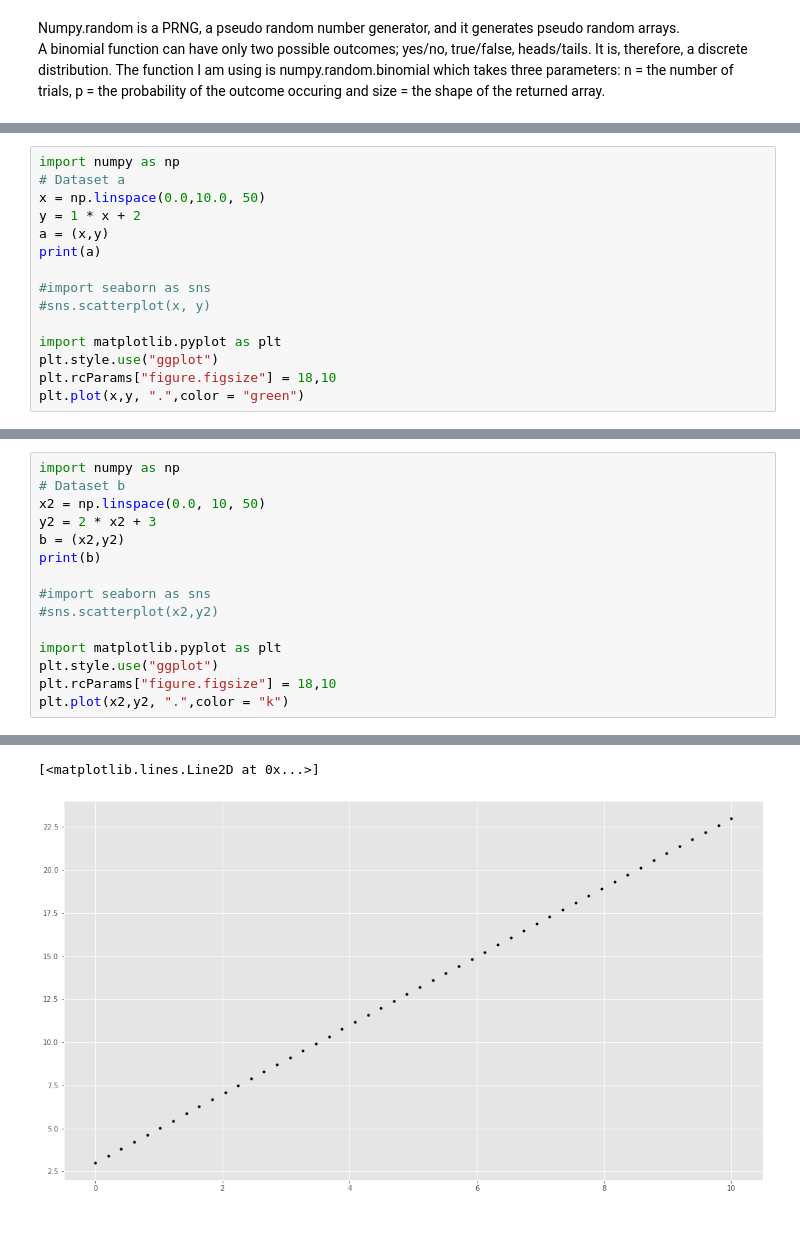
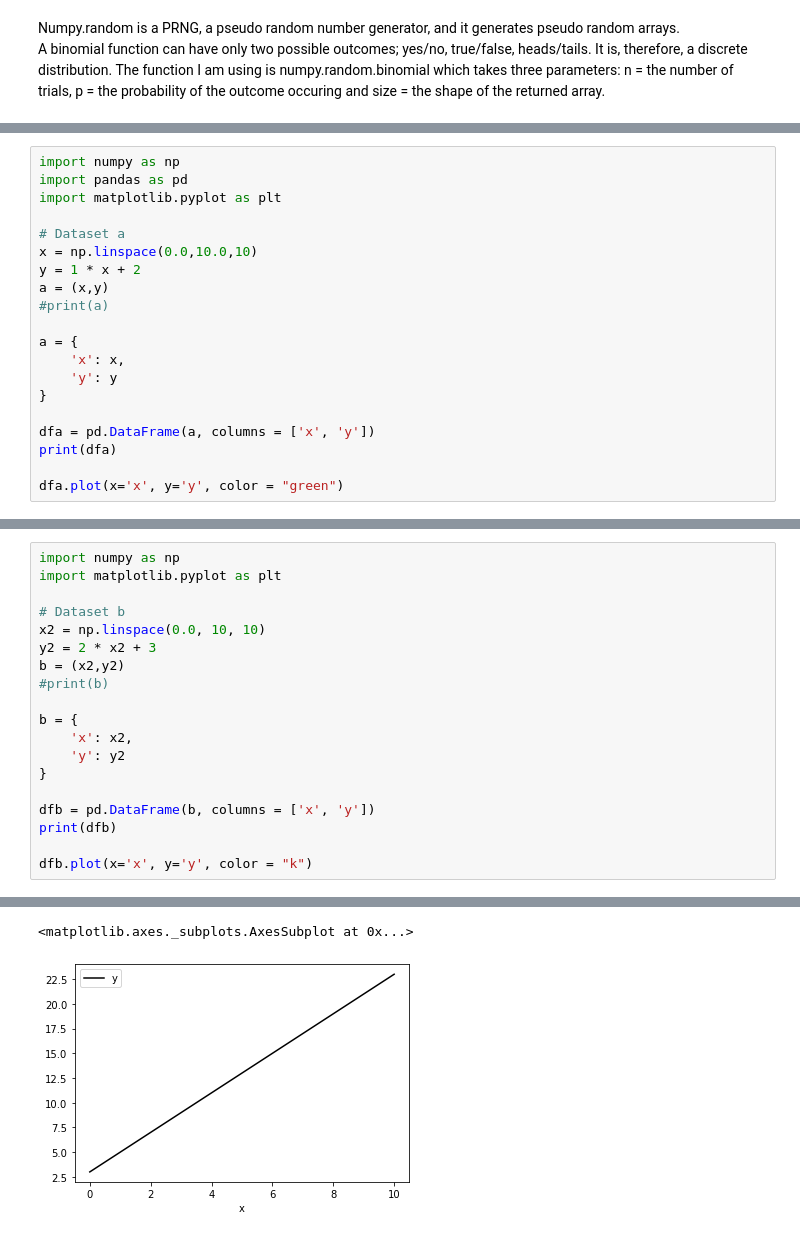
Before and after one commit to mobm65/Fundamentals-of-Data-Analysis, a Jupyter notebook: Assignment1/TASKS.ipynb, the cells around one changed output, grey strips where cells are left out. Cells and saved outputs as stored; diff of their text form.

```diff
--- a/Assignment1/TASKS.ipynb
+++ b/Assignment1/TASKS.ipynb
@@ -292,16 +315,21 @@ https://matplotlib.org/2.1.1/api/_as_gen/matplotlib.pyplot.plot.html
 # %%
 import numpy as np
+import pandas as pd
+import matplotlib.pyplot as plt
+
 # Dataset a
-x = np.linspace(0.0,10.0, 50)
+x = np.linspace(0.0,10.0,10)
 y = 1 * x + 2
 a = (x,y)
-print(a)
+#print(a)
 
-#import seaborn as sns
-#sns.scatterplot(x, y)
+a = {
+    'x': x,
+    'y': y
+}
 
-import matplotlib.pyplot as plt
-plt.style.use("ggplot")
-plt.rcParams["figure.figsize"] = 18,10
-plt.plot(x,y, ".",color = "green")
+dfa = pd.DataFrame(a, columns = ['x', 'y'])
+print(dfa)
+
+dfa.plot(x='x', y='y', color = "green")
 # %% [output]
@@ -329,16 +349,20 @@ plt.plot(x,y, ".",color = "green")
 # %%
 import numpy as np
+import matplotlib.pyplot as plt
+
 # Dataset b
-x2 = np.linspace(0.0, 10, 50)
+x2 = np.linspace(0.0, 10, 10)
 y2 = 2 * x2 + 3
 b = (x2,y2)
-print(b)
+#print(b)
 
-#import seaborn as sns
-#sns.scatterplot(x2,y2)
+b = {
+    'x': x2,
+    'y': y2
+}
 
-import matplotlib.pyplot as plt
-plt.style.use("ggplot")
-plt.rcParams["figure.figsize"] = 18,10
-plt.plot(x2,y2, ".",color = "k")
+dfb = pd.DataFrame(b, columns = ['x', 'y'])
+print(dfb)
+
+dfb.plot(x='x', y='y', color = "k")
 # %% [output]
@@ -364,5 +380,5 @@ plt.plot(x2,y2, ".",color = "k")
-[<matplotlib.lines.Line2D at 0x...>]
+<matplotlib.axes._subplots.AxesSubplot at 0x...>
-[figure, old version]
+[figure, new version]
 # %%
 # Dataset c
 import numpy as np
```
Also changed, not shown: parts of 21 cells of this notebook.
